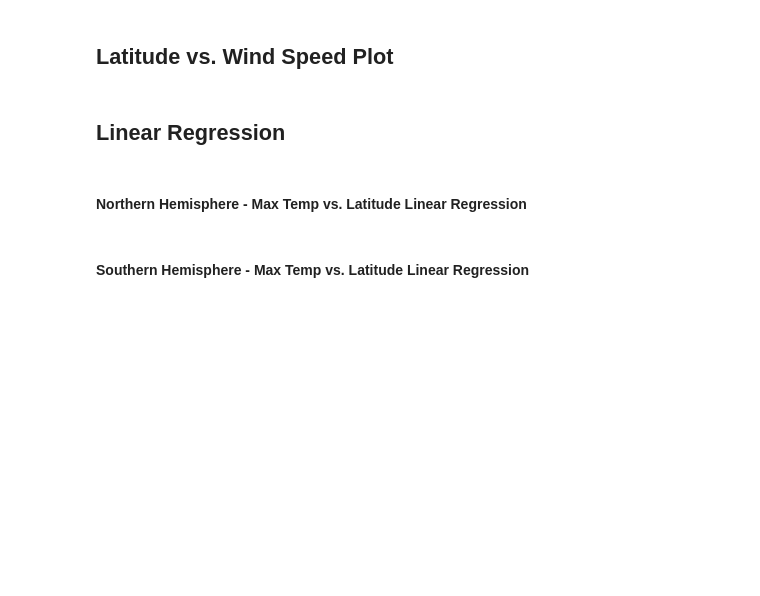
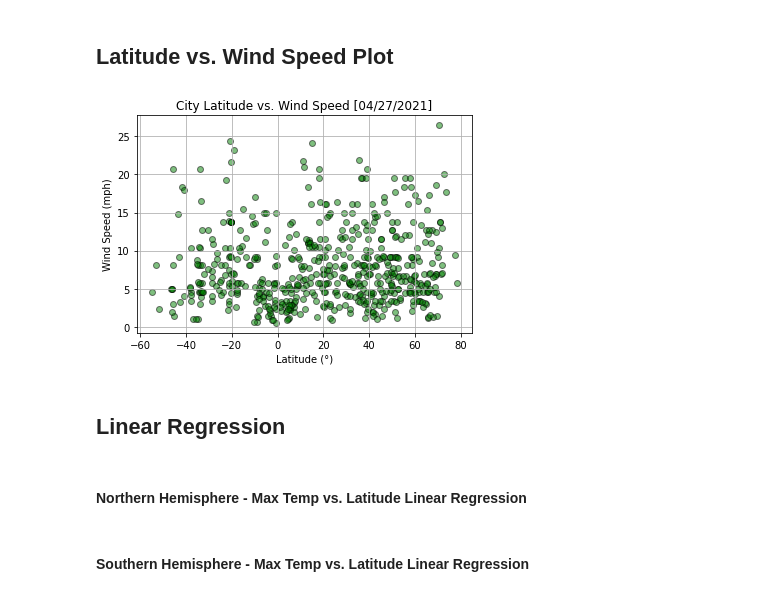
Before and after one commit to rperezme-data/DAB_H06_Python-API-challenge, a Jupyter notebook: WeatherPy/WeatherPy.ipynb, the cells around one changed output. Drawn from its saved outputs; the diff is of its cells as text; code cells hidden in the pictures; blank space fills up the shorter version.

```diff
--- a/WeatherPy/WeatherPy.ipynb
+++ b/WeatherPy/WeatherPy.ipynb
@@ -202,5 +286,28 @@ clean_city_data.describe()
 # %% [markdown]
 ## Latitude vs. Wind Speed Plot
+# %%
+# Set x & y values for scatter plot
+x_values = clean_city_data['Lat']
+y_values = clean_city_data['Wind Speed']
+
+## SCATTER PLOT
+## Set Scatter Plot parameters
+plt.scatter(x_values, y_values, color='green', alpha=0.5, edgecolors= "black")
+
+# Set Title, X Label, and Y Label
+plt.title(f"City Latitude vs. Wind Speed [{date}]")
+plt.xlabel("Latitude (°)")
+plt.ylabel("Wind Speed (mph)")
+
+## Show grid
+plt.grid()
+# Save plot
+plt.savefig(f"Output/Fig_{figure_num:02d}.png")
+figure_num += 1
+## Show plot
+plt.show()
+# %% [output]
+[figure, added]
 # %% [markdown]
 ## Linear Regression
 # %% [markdown]
```
Also changed, not shown: parts of 12 cells of this notebook, 5 other files.
